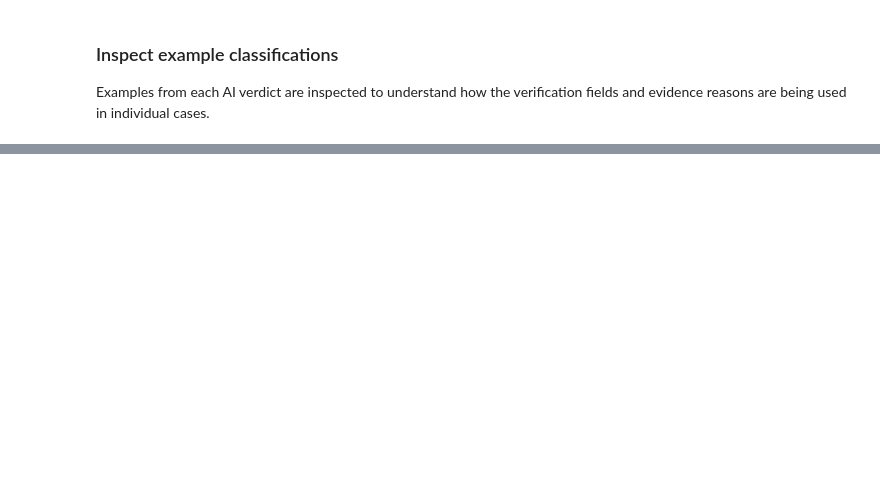
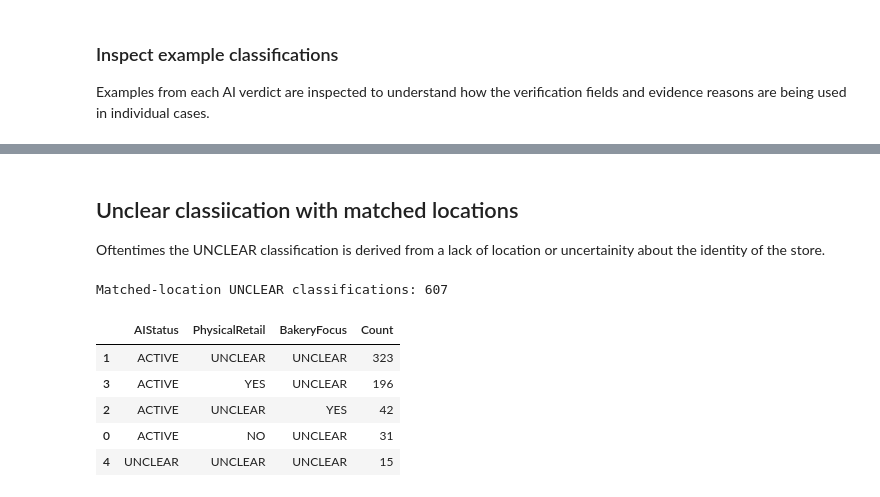
Before and after one commit to rhhythhm/london-bakery-provision, a Jupyter notebook: notebooks/bakery_manual_review_09.ipynb, the cells around one changed output, grey strips where cells are left out. Drawn from its saved outputs; the diff is of its cells as text; code cells hidden in the pictures; blank space fills up the shorter version.

```diff
--- a/notebooks/bakery_manual_review_09.ipynb
+++ b/notebooks/bakery_manual_review_09.ipynb
@@ -281,0 +289,23 @@ UNCLEAR
+# %% [markdown]
+## Unclear classiication with matched locations
+
+Oftentimes the UNCLEAR classification is derived from a lack of location or uncertainity about the identity of the store.
+# %%
+matched_unclear = ai_results[(ai_results["AIVerdict"] == "UNCLEAR") & (ai_results["LocationMatch"] == "YES")].copy()
+
+print(f"Matched-location UNCLEAR classifications: {len(matched_unclear)}")
+
+matched_unclear_summary = (matched_unclear
+                           .groupby(["AIStatus", "PhysicalRetail", "BakeryFocus"]).size()
+                           .reset_index(name="Count")
+                           .sort_values("Count", ascending=False))
+
+display(matched_unclear_summary)
+# %% [output]
+Matched-location UNCLEAR classifications: 607
+|  | AIStatus | PhysicalRetail | BakeryFocus | Count |
+| 1 | ACTIVE | UNCLEAR | UNCLEAR | 323 |
+| 3 | ACTIVE | YES | UNCLEAR | 196 |
+| 2 | ACTIVE | UNCLEAR | YES | 42 |
+| 0 | ACTIVE | NO | UNCLEAR | 31 |
+| 4 | UNCLEAR | UNCLEAR | UNCLEAR | 15 |
```
Also changed, not shown: parts of 16 cells of this notebook, 1 other file.
